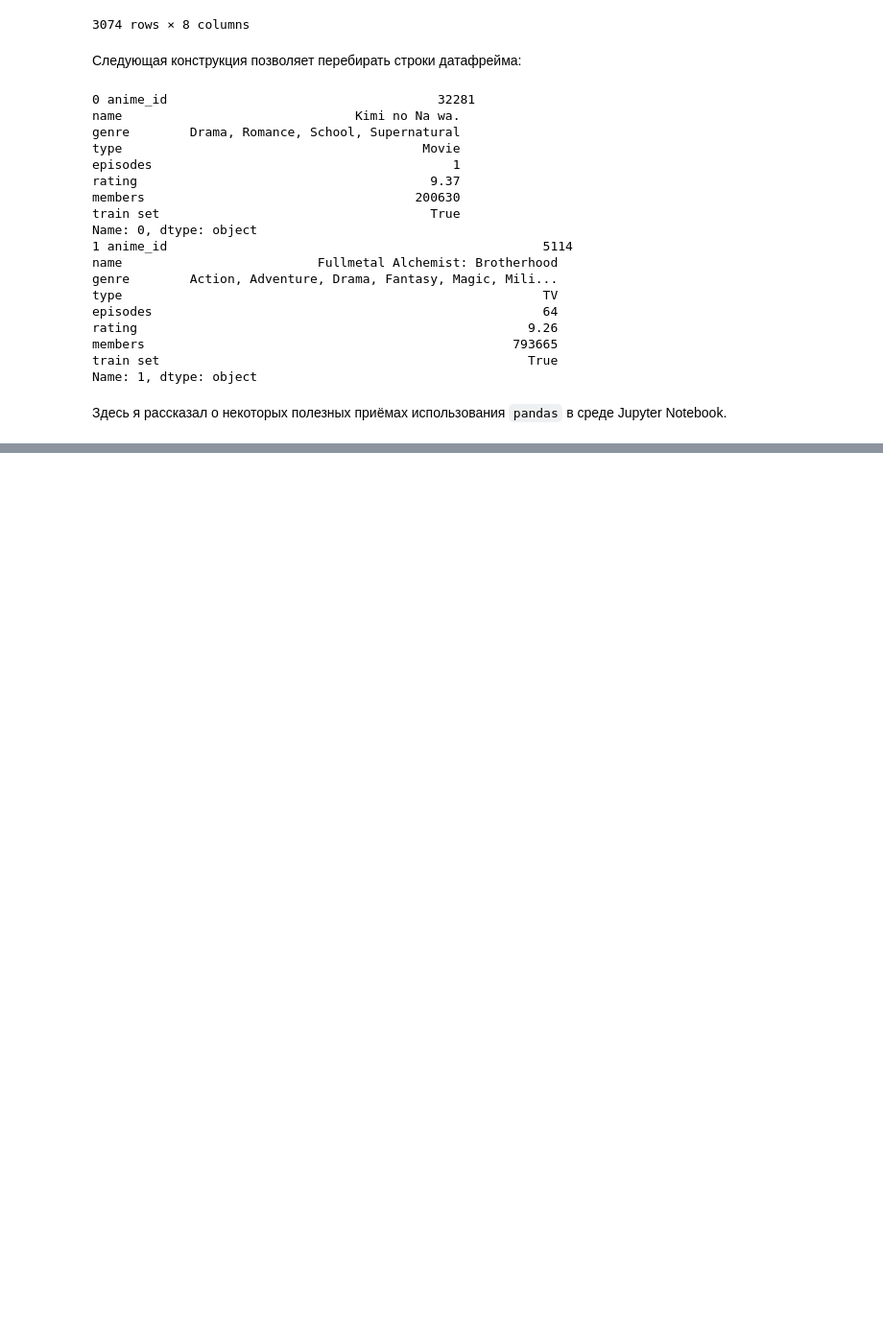
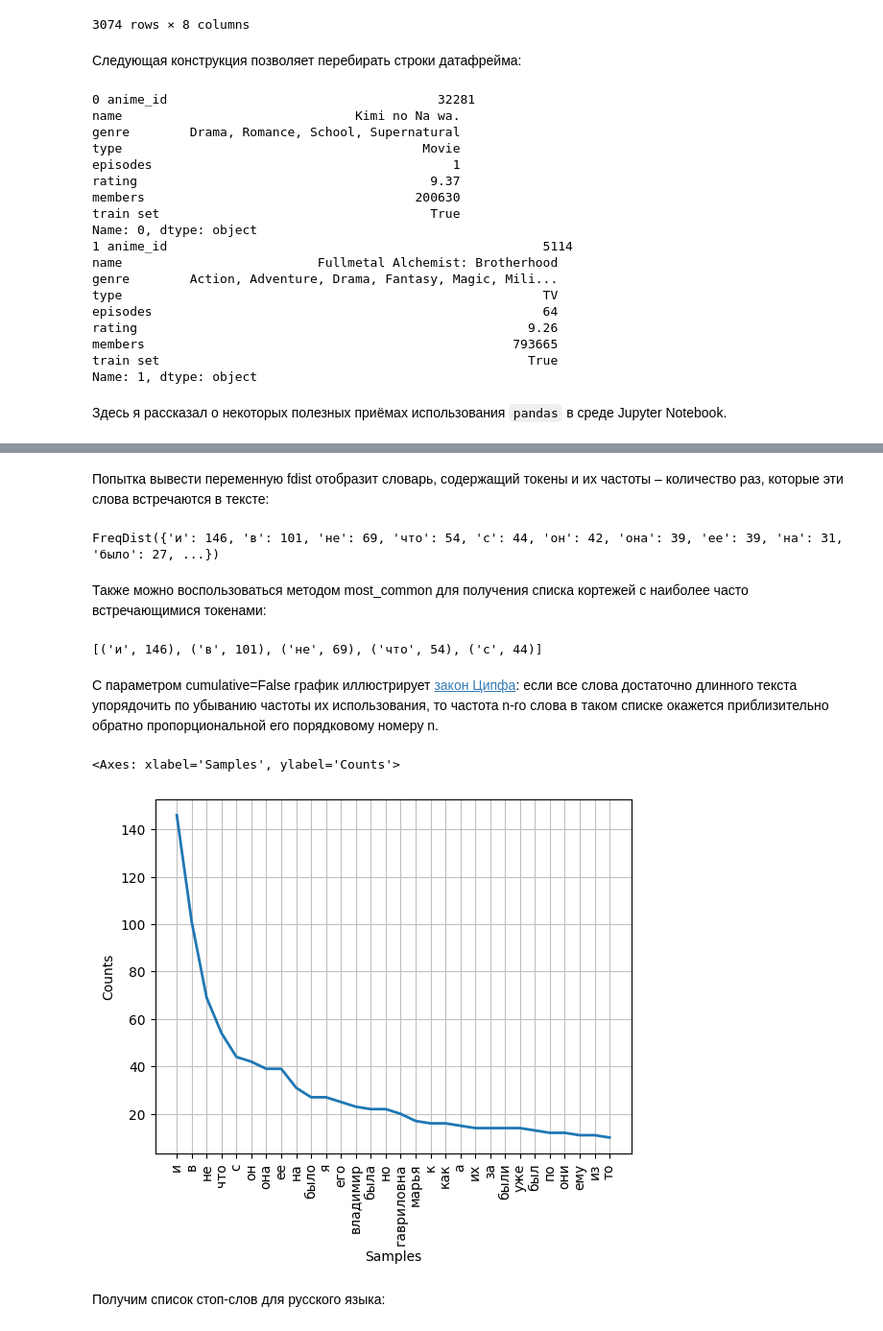
Before and after one commit to Vakhranev/MGIMO, a Jupyter notebook: 7 февраля.ipynb, the cells around one changed output, grey strips where cells are left out. Shown at 96% size. Drawn from its saved outputs; the diff is of its cells as text; code cells hidden in the pictures; blank space fills up the shorter version.

```diff
--- a/7 февраля.ipynb
+++ b/7 февраля.ipynb
@@ -1140,0 +1199,3 @@ Name: 1, dtype: object
+# %%
+text = remove_chars_from_text(text, spec_chars)
+text = remove_chars_from_text(text, string.digits)
@@ -1140,0 +1204,5 @@ Name: 1, dtype: object
+# %%
+import nltk
+nltk.download('punkt_tab')
+from nltk import word_tokenize
+text_tokens = word_tokenize(text)
@@ -1140,0 +1235,2 @@ Name: 1, dtype: object
+# %%
+text = nltk.Text(text_tokens)
@@ -1140,0 +1260,24 @@ Name: 1, dtype: object
+# %%
+from nltk.probability import FreqDist
+fdist = FreqDist(text)
+# %% [markdown]
+Попытка вывести переменную fdist отобразит словарь, содержащий токены и их частоты – количество раз, которые эти слова встречаются в тексте:
+# %%
+fdist
+# %% [output]
+FreqDist({'и': 146, 'в': 101, 'не': 69, 'что': 54, 'с': 44, 'он': 42, 'она': 39, 'ее': 39, 'на': 31, 'было': 27, ...})
+# %% [markdown]
+Также можно воспользоваться методом most_common для получения списка кортежей с наиболее часто встречающимися токенами:
+# %%
+fdist.most_common(5)
+# %% [output]
+[('и', 146), ('в', 101), ('не', 69), ('что', 54), ('с', 44)]
+# %% [markdown]
+С параметром cumulative=False график иллюстрирует [закон Ципфа](https://ru.wikipedia.org/wiki/%D0%97%D0%B0%D0%BA%D0%BE%D0%BD_%D0%A6%D0%B8%D0%BF%D1%84%D0%B0): если все слова достаточно длинного текста упорядочить по убыванию частоты их использования, то частота n-го слова в таком списке окажется приблизительно обратно пропорциональной его порядковому номеру n.
+# %%
+fdist.plot(30,cumulative=False)
+# %% [output]
+<Axes: xlabel='Samples', ylabel='Counts'>
+[figure, added]
+# %% [markdown]
+Получим список стоп-слов для русского языка:
```
Also changed, not shown: parts of 42 cells of this notebook.
